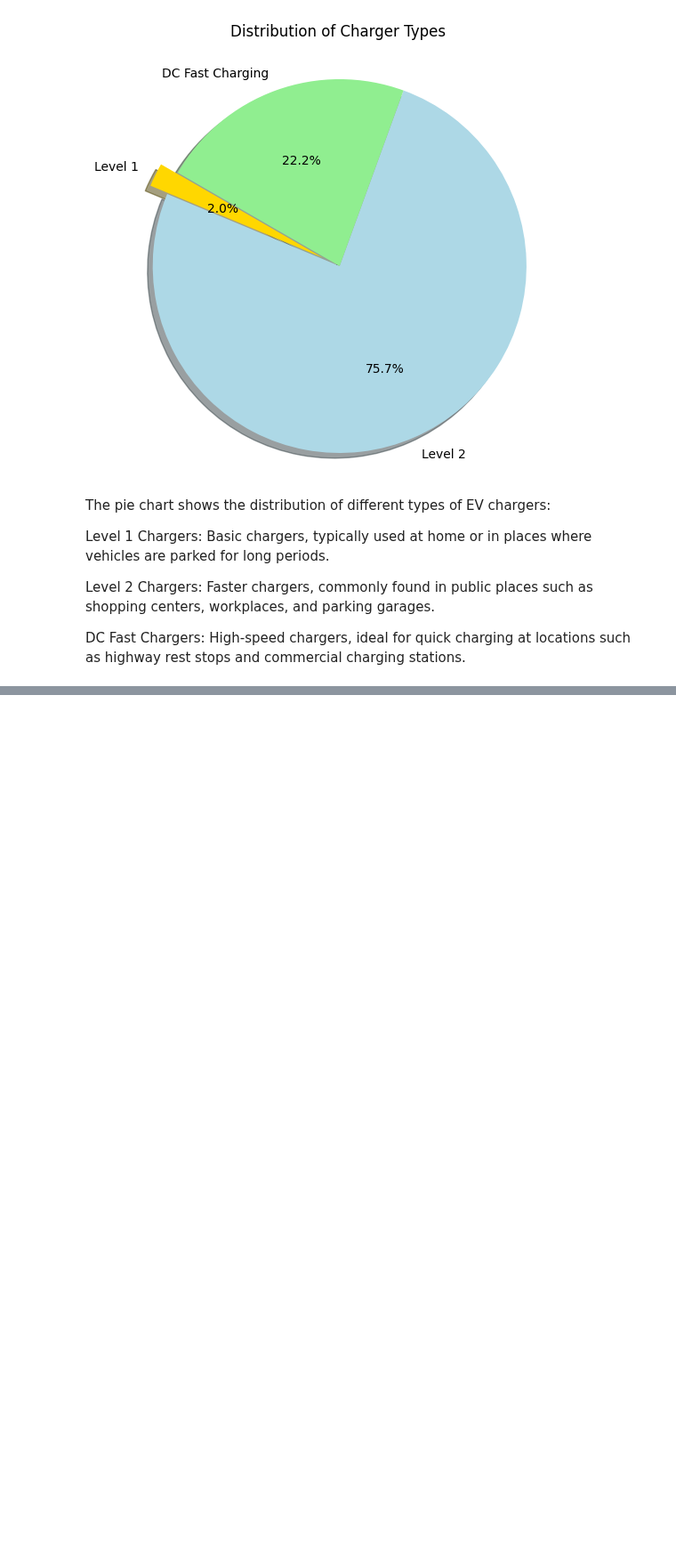
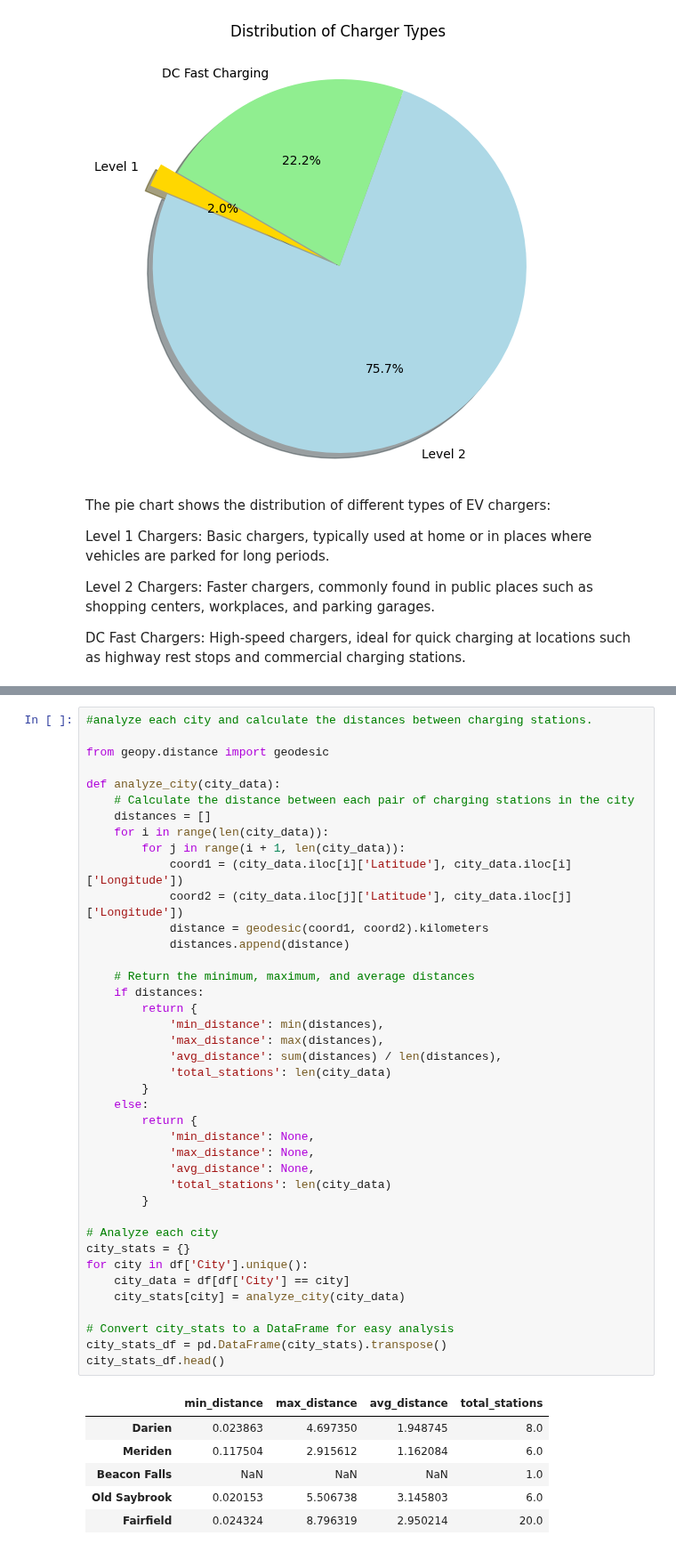
Before and after one commit to Hillal-cell/EV_Station, a Jupyter notebook: EV_Charging_stations.ipynb, the cells around one changed output, grey strips where cells are left out. Shown at 89% size. Cells and saved outputs as stored; diff of their text form; blank space fills up the shorter version.

Commit message:
calculating distances, analysing sample city

```diff
--- a/EV_Charging_stations.ipynb
+++ b/EV_Charging_stations.ipynb
@@ -263,0 +276,47 @@ m
+# %%
+#analyze each city and calculate the distances between charging stations.
+
+from geopy.distance import geodesic
+
+def analyze_city(city_data):
+    # Calculate the distance between each pair of charging stations in the city
+    distances = []
+    for i in range(len(city_data)):
+        for j in range(i + 1, len(city_data)):
+            coord1 = (city_data.iloc[i]['Latitude'], city_data.iloc[i]['Longitude'])
+            coord2 = (city_data.iloc[j]['Latitude'], city_data.iloc[j]['Longitude'])
+            distance = geodesic(coord1, coord2).kilometers
+            distances.append(distance)
+
+    # Return the minimum, maximum, and average distances
+    if distances:
+        return {
+            'min_distance': min(distances),
+            'max_distance': max(distances),
+            'avg_distance': sum(distances) / len(distances),
+            'total_stations': len(city_data)
+        }
+    else:
+        return {
+            'min_distance': None,
+            'max_distance': None,
+            'avg_distance': None,
+            'total_stations': len(city_data)
+        }
+
+# Analyze each city
+city_stats = {}
+for city in df['City'].unique():
+    city_data = df[df['City'] == city]
+    city_stats[city] = analyze_city(city_data)
+
+# Convert city_stats to a DataFrame for easy analysis
+city_stats_df = pd.DataFrame(city_stats).transpose()
+city_stats_df.head()
+# %% [output]
+|  | min_distance | max_distance | avg_distance | total_stations |
+| Darien | 0.023863 | 4.697350 | 1.948745 | 8.0 |
+| Meriden | 0.117504 | 2.915612 | 1.162084 | 6.0 |
+| Beacon Falls | NaN | NaN | NaN | 1.0 |
+| Old Saybrook | 0.020153 | 5.506738 | 3.145803 | 6.0 |
+| Fairfield | 0.024324 | 8.796319 | 2.950214 | 20.0 |
```
Also changed, not shown: parts of 6 cells of this notebook.
